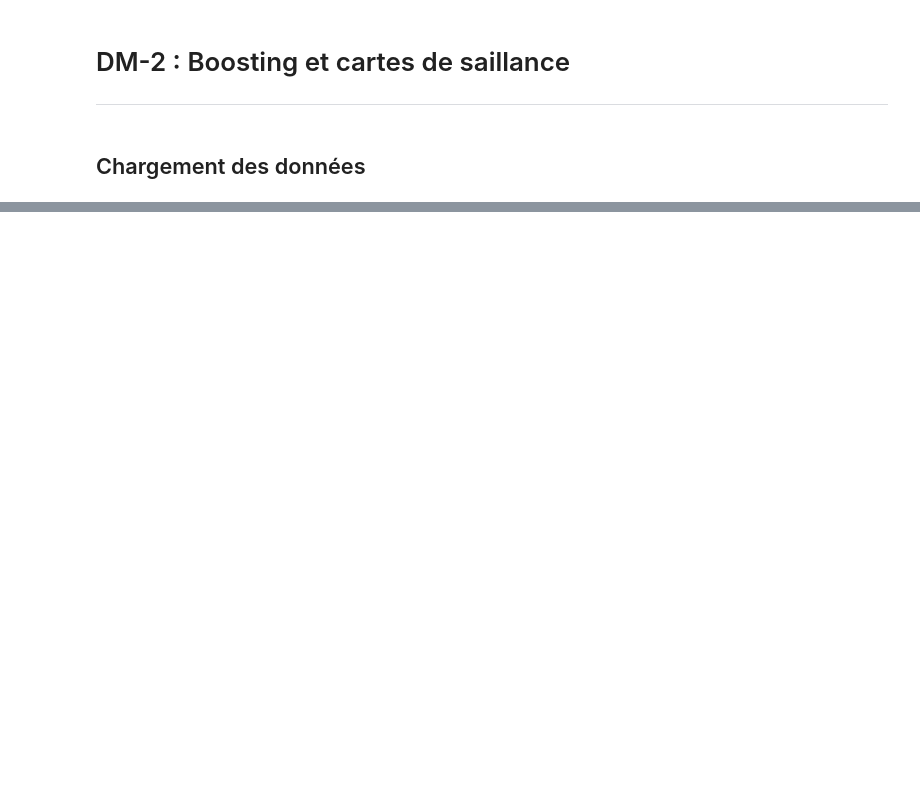
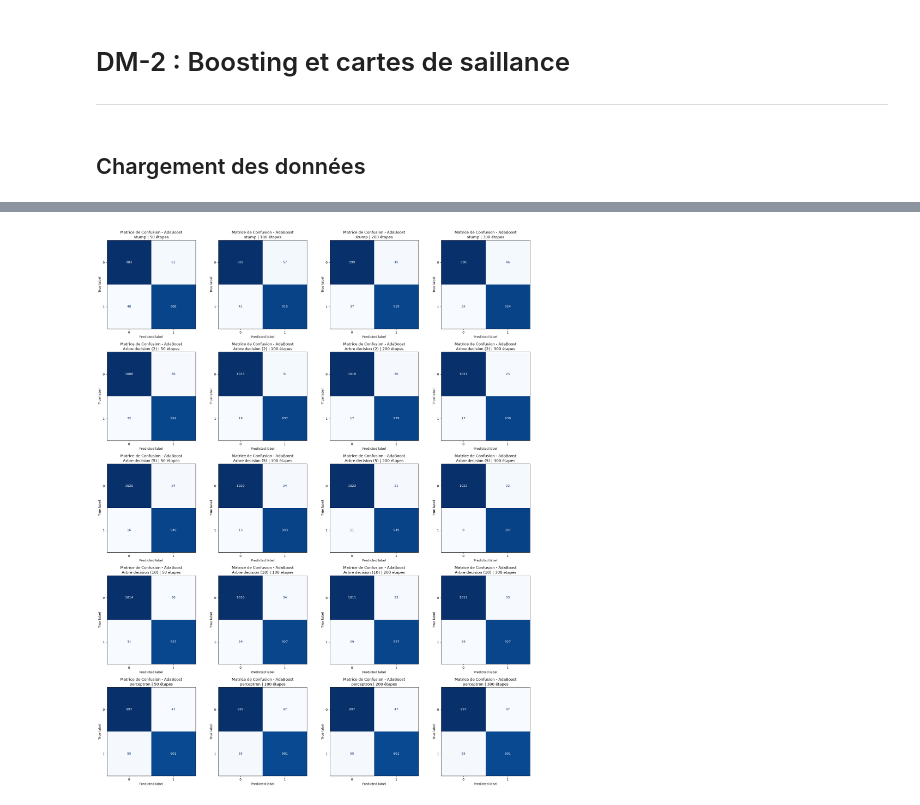
Before and after one commit to tbessadet/Projet_Collab_Sabine, a Jupyter notebook: DM_2_AC/DM_2_sabine.ipynb, the cells around one changed output, grey strips where cells are left out. Saved outputs shown, nothing was run; the diff lists cells and outputs as text; code cells hidden in the pictures; blank space fills up the shorter version.

```diff
--- a/DM_2_AC/DM_2_sabine.ipynb
+++ b/DM_2_AC/DM_2_sabine.ipynb
@@ -55,0 +90,19 @@ def evaluer(nom, y_true, y_pred):
+# %%
+def matrice_confusion(preds):
+    n_rows = len(weak_learners)
+    n_cols = len(n_etapes_list)
+    fig, axes = plt.subplots(n_rows, n_cols, figsize=(5 * n_cols, 5 * n_rows))
+    axes = np.atleast_2d(axes)
+
+    for i, nom in enumerate(weak_learners):
+        for j, n in enumerate(n_etapes_list):
+            res = preds[(nom, n)]   # <-- seul changement ici
+
+            cm = confusion_matrix(res["y_true"], res["y_pred"])
+            disp = ConfusionMatrixDisplay(confusion_matrix=cm)
+            disp.plot(cmap=plt.cm.Blues, ax=axes[i, j], colorbar=False)
+
+            axes[i, j].set_title(f"Matrice de Confusion - AdaBoost\n{nom} | {n} étapes")
+
+    plt.tight_layout()
+    plt.show()
@@ -56 +117,12 @@ def evaluer(nom, y_true, y_pred):
+# %%
+def trier_donnes(classes) :
+    mask_train = np.isin(y_train, classes)
+    mask_test  = np.isin(y_test, classes)
+
+    X_train_38, y_train_38 = X_train[mask_train], y_train[mask_train]
+    X_test_38,  y_test_38  = X_test[mask_test],  y_test[mask_test]
+
+    print(X_train_38.shape, X_test_38.shape)
+    print(np.unique(y_train_38, return_counts=True))   # vérification
+    return X_train_38, y_train_38, X_test_38,  y_test_38
 # %% [markdown]
@@ -172,0 +223,6 @@ TypeError: AdaBoostClassifier.__init__() got an unexpected keyword argument 'alg
+# %%
+# ici pas besoin de modifications de y_train et y_test
+classes = ["3", "8"]
+X_train_38, y_train_38, X_test_38,  y_test_38 = trier_donnes(classes)
+
+preds_3vs8= cross_validation(X_train_38, y_train_38, kf)
@@ -172,0 +247,4 @@ TypeError: AdaBoostClassifier.__init__() got an unexpected keyword argument 'alg
+# %%
+matrice_confusion(preds_3vs8)
+# %% [output]
+[figure, added]
```
Also changed, not shown: parts of 50 cells of this notebook.
